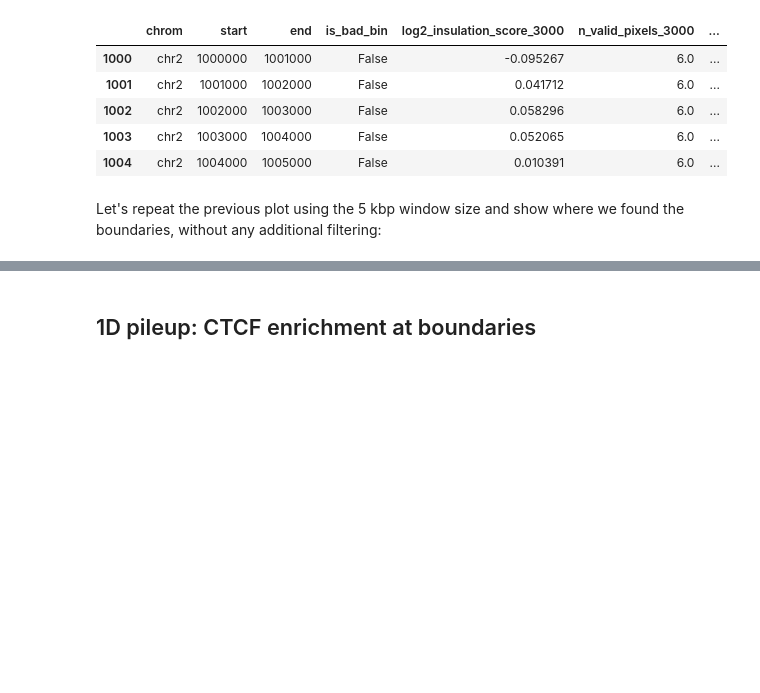
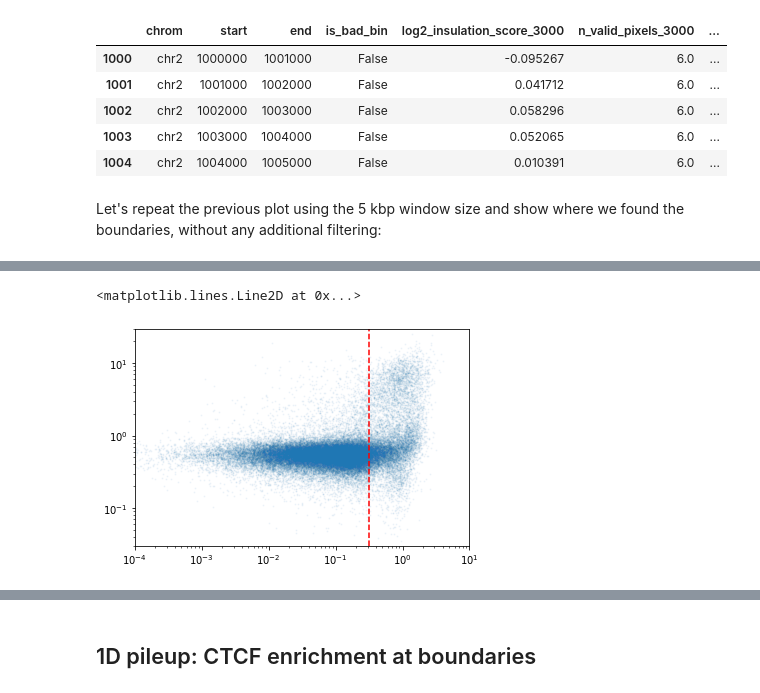
Before and after one commit to open2c/open2c_examples, a Jupyter notebook: Insulation_and_boundaries.ipynb, the cells around one changed output, grey strips where cells are left out. Drawn from its saved outputs; the diff is of its cells as text; code cells hidden in the pictures; blank space fills up the shorter version.

```diff
--- a/Insulation_and_boundaries.ipynb
+++ b/Insulation_and_boundaries.ipynb
@@ -164,0 +203,7 @@ ax.set_xlim(region[1], region[2])
+# %%
+is_boundary = np.any([
+        ~insulation[f'boundary_strength_{w}'].isnull()
+        for w in [3000,5000,10000,25000]],
+    axis=0)
+boundaries = insulation[is_boundary]
+boundaries.head()
@@ -164,0 +217,26 @@ ax.set_xlim(region[1], region[2])
+# %%
+# Calculate the average ChIP singal/input in the 3kb region around the boundary.
+flank = 1000 # Length of flank to one side from the boundary, in basepairs
+ctcf_chip_signal = bbi.stackup(
+    './test_CTCF.bigWig',
+    boundaries.chrom,
+    boundaries.start-flank,
+    boundaries.end+flank,
+    bins=1).flatten()
+# %%
+w=5000
+plt.loglog(
+    boundaries[f'boundary_strength_{w}'],
+    ctcf_chip_signal,
+    'o',
+    markersize=1,
+    alpha=0.05
+);
+plt.gca().set(
+    xlim=(1e-4,1e1),
+    ylim=(3e-2,3e1),)
+
+plt.axvline(10**(-0.5), ls='--', color='red')
+# %% [output]
+<matplotlib.lines.Line2D at 0x...>
+[figure, added]
```
Also changed, not shown: parts of 14 cells of this notebook.
